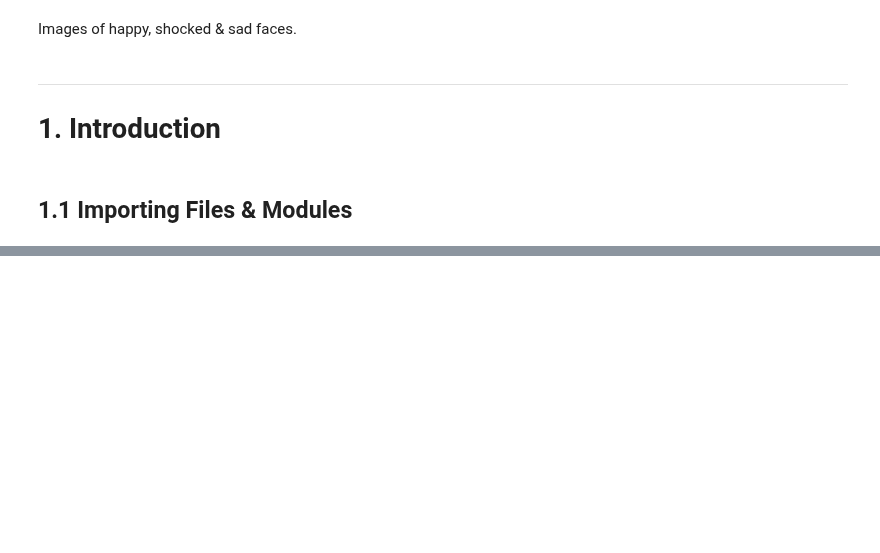
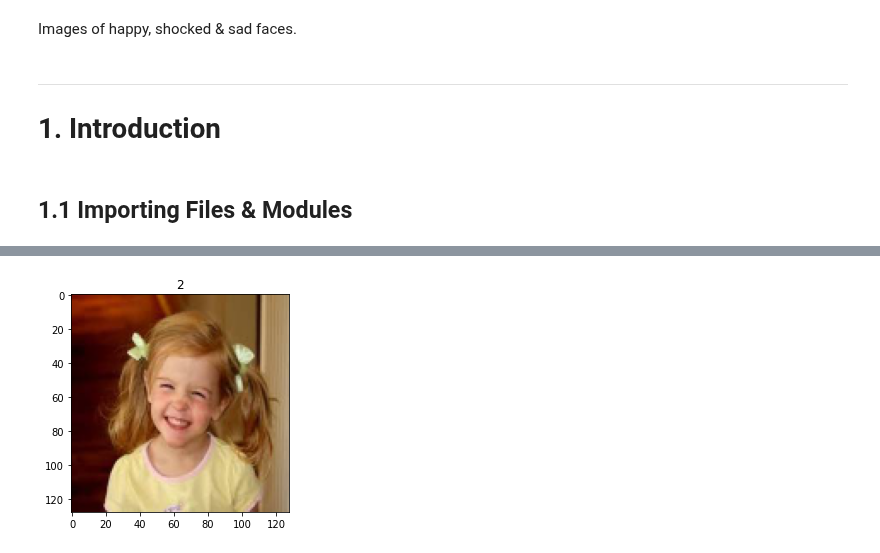
Before and after one commit to gulmert89/bootcamp_files, a Jupyter notebook: project5.ipynb, the cells around one changed output, grey strips where cells are left out. Cells and saved outputs as stored; diff of their text form; code cells hidden in the pictures; blank space fills up the shorter version.

```diff
--- a/project5.ipynb
+++ b/project5.ipynb
@@ -66,0 +64,26 @@ plt.show()
+# %%
+X_train = np.concatenate([sad_img, shock_img, happy_img], axis=0)
+y_train = np.array([0]*150 + [1]*150 + [2]*150)
+
+# We should choose 20 pictures from each classes for the test set
+np.random.seed(42)
+random_sad = np.random.choice(range(0, 150), 20, replace=False)
+random_shock = np.random.choice(range(150, 300), 20, replace=False)
+random_happy = np.random.choice(range(300, 450), 20, replace=False)
+random_indices = np.concatenate([random_sad,
+                                 random_shock,
+                                 random_happy])
+
+X_test = X_train[random_indices]
+y_test = y_train[random_indices]
+# let's remove the selected pictures from the train set
+X_train = np.delete(X_train, random_indices, axis=0)
+y_train = np.delete(y_train, random_indices, axis=0)
+
+del random_sad, random_shock, random_happy, random_indices
+# %%
+plt.imshow(X_test[55])
+plt.title(y_test[55])
+plt.show()
+# %% [output]
+[figure, added]
```
Also changed, not shown: parts of 9 cells of this notebook.
